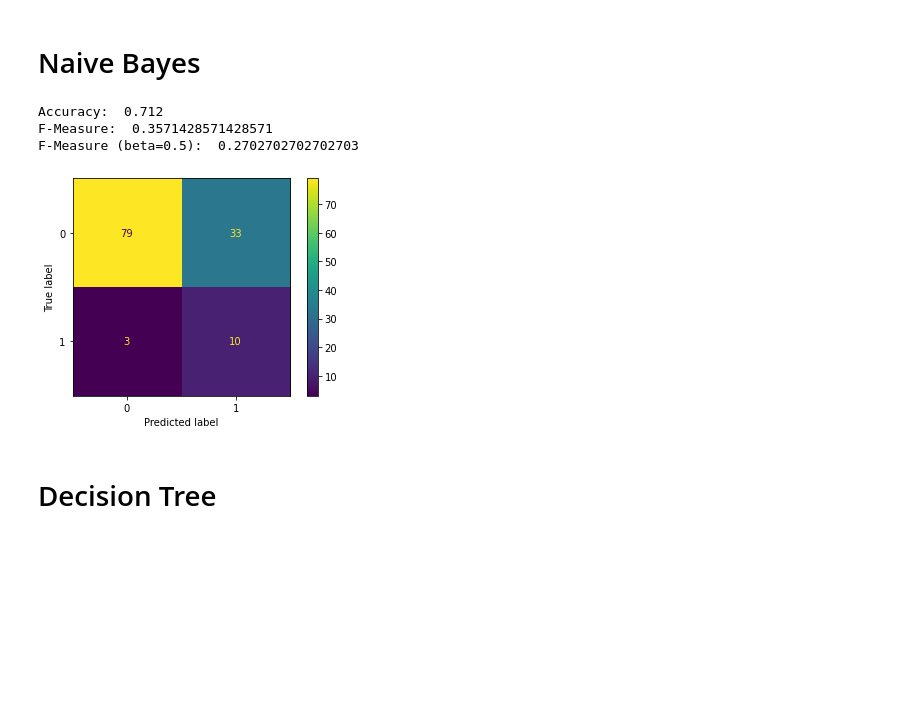
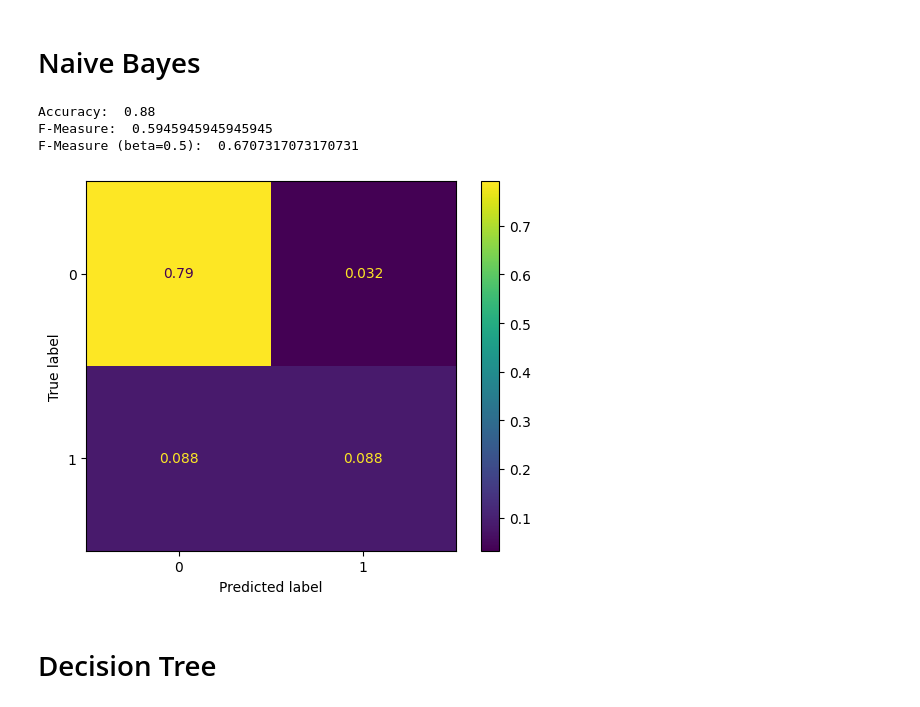
Before and after one commit to Darzuo/cs4641-code, a Jupyter notebook: exploration.ipynb, the cells around one changed output. Drawn from its saved outputs; the diff is of its cells as text; code cells hidden in the pictures; blank space fills up the shorter version.

```diff
--- a/exploration.ipynb
+++ b/exploration.ipynb
@@ -236,7 +233,7 @@ PCA Perform better here.
 # %% [markdown]
 # Divide datasets to train and test
 # %%
-X_train, X_test, y_train, y_test = train_test_split(X_PCA, y, test_size=0.25, random_state=10)
+X_train, X_test, y_train, y_test = train_test_split(X, y, test_size=0.25, random_state=10)
 
 print(f"Number of X train: {X_train.shape}, Number of y train: {y_train.shape}")
 print(f"Number of X test: {X_test.shape}, Number of y test: {y_test.shape}")
@@ -270,27 +268,29 @@ F-Measure (beta=0.5):  0.6701030927835052
 # %% [markdown]
 # Naive Bayes
 # %%
+from sklearn.naive_bayes import GaussianNB
+
 gnb = GaussianNB()
 gnb.fit(X_train, y_train)
 y_pred = gnb.predict(X_test)
 
 # Print accuracy
 print("Accuracy: ", accuracy_score(y_test, y_pred))
 
 # Print f-score
 print("F-Measure: ", f1_score(y_test, y_pred))
 print("F-Measure (beta=0.5): ", fbeta_score(y_test, y_pred, beta=0.5))
 
 # Print confusion matrix
 ConfusionMatrixDisplay.from_predictions(
-    y_test, y_pred
+    y_test, y_pred, normalize="all"
 )
 plt.show()
 # %% [output]
-Accuracy:  0.712
-F-Measure:  0.3571428571428571
-F-Measure (beta=0.5):  0.2702702702702703
+Accuracy:  0.88
+F-Measure:  0.5945945945945945
+F-Measure (beta=0.5):  0.6707317073170731
-[figure, old version]
+[figure, new version]
 # %% [markdown]
 # Decision Tree
 # %%
```
Also changed, not shown: parts of 21 cells of this notebook, 1 other file.
